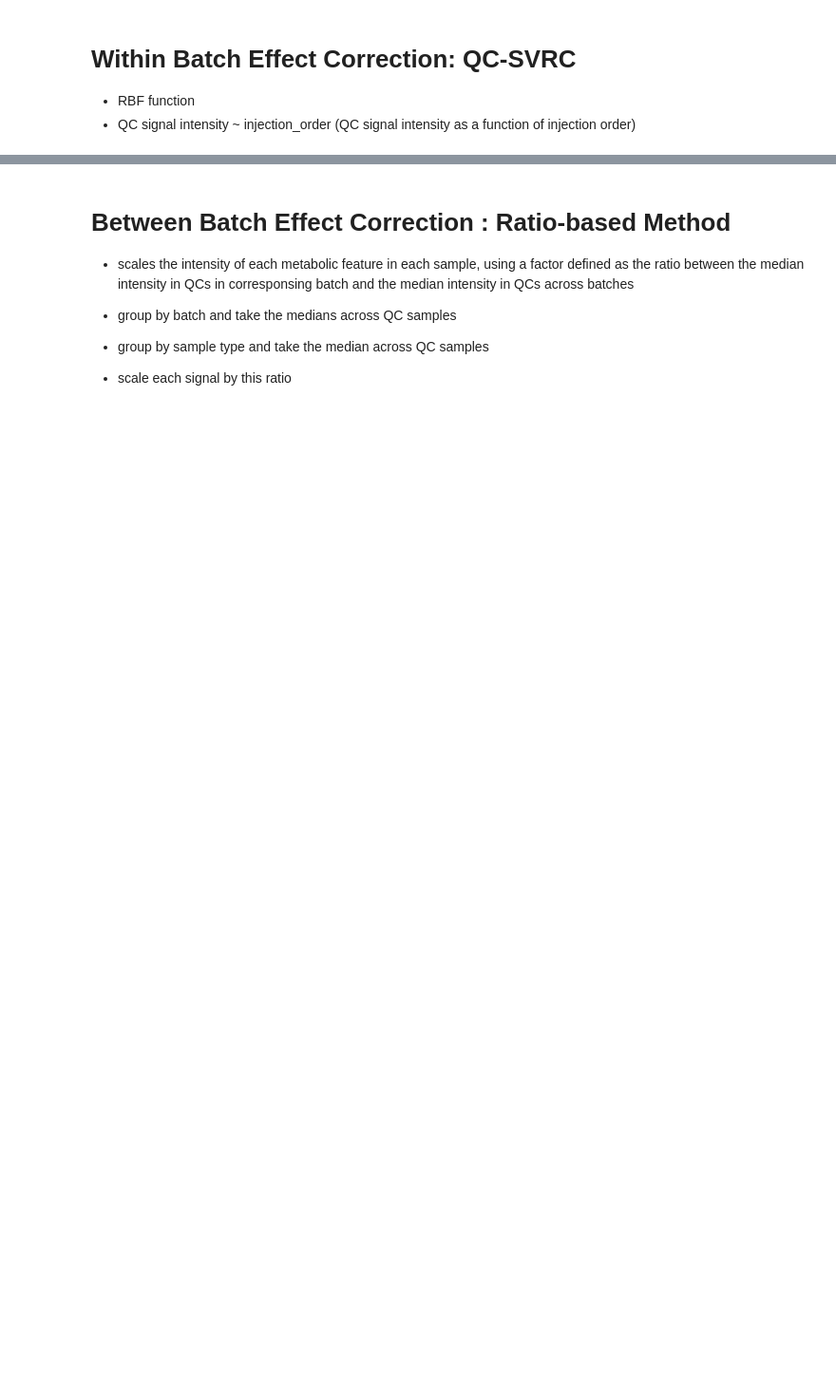
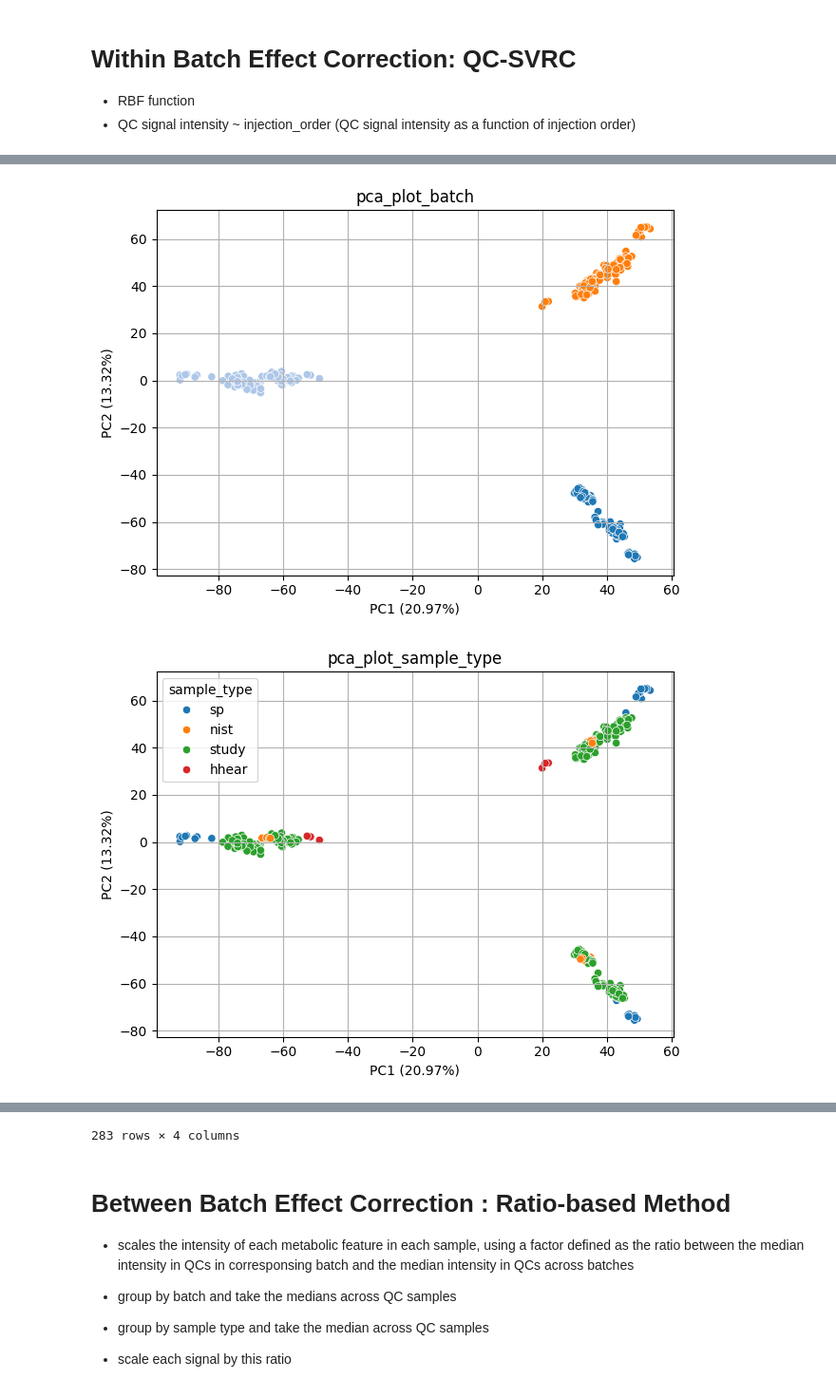
Before and after one commit to JulianAileru/MultiBatchAssessment, a Jupyter notebook: src/fbsc-1.ipynb, the cells around one changed output, grey strips where cells are left out. Shown at 95% size. Saved outputs shown, nothing was run; the diff lists cells and outputs as text; code cells hidden in the pictures; blank space fills up the shorter version.

```diff
--- a/src/fbsc-1.ipynb
+++ b/src/fbsc-1.ipynb
@@ -174,0 +231,5 @@ plotting only QC and Biological Samples
+# %%
+pca_plot(TIC(results.fillna(results.min().min())),M,hues=['batch','sample_type'],plot_without_blanks=True)
+# %% [output]
+[figure, added]
+[figure, added]
@@ -175,3 +249,4 @@ plotting only QC and Biological Samples
+283 rows × 4 columns
 # %% [markdown]
 # Between Batch Effect Correction : Ratio-based Method
 - scales the intensity of each metabolic feature in each sample, using a factor defined as the ratio between the median intensity in QCs in corresponsing batch and the median intensity in QCs across batches
```
Also changed, not shown: parts of 13 cells of this notebook.
